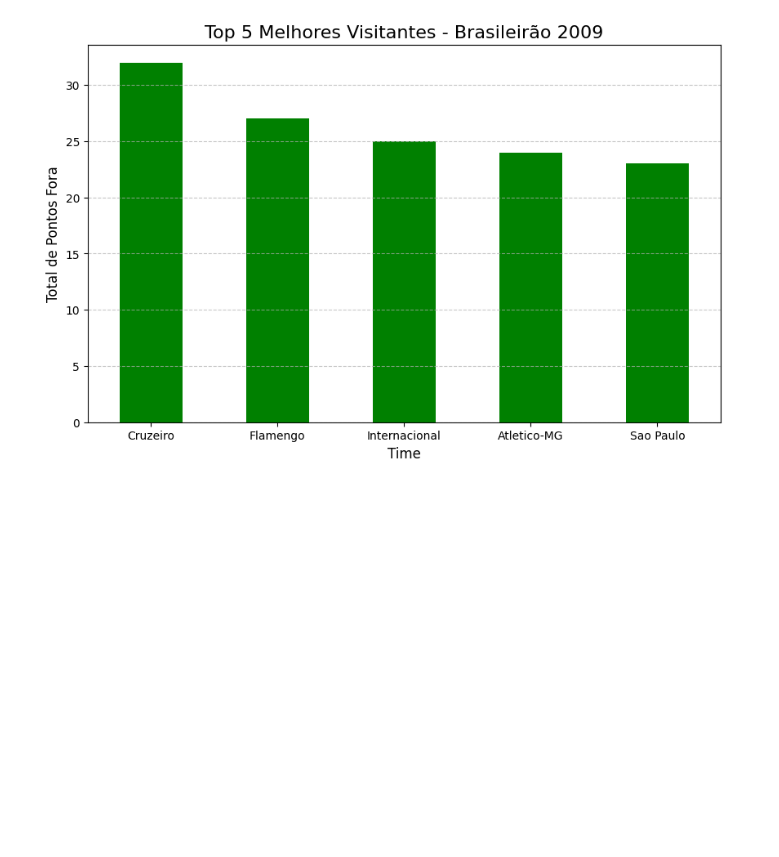
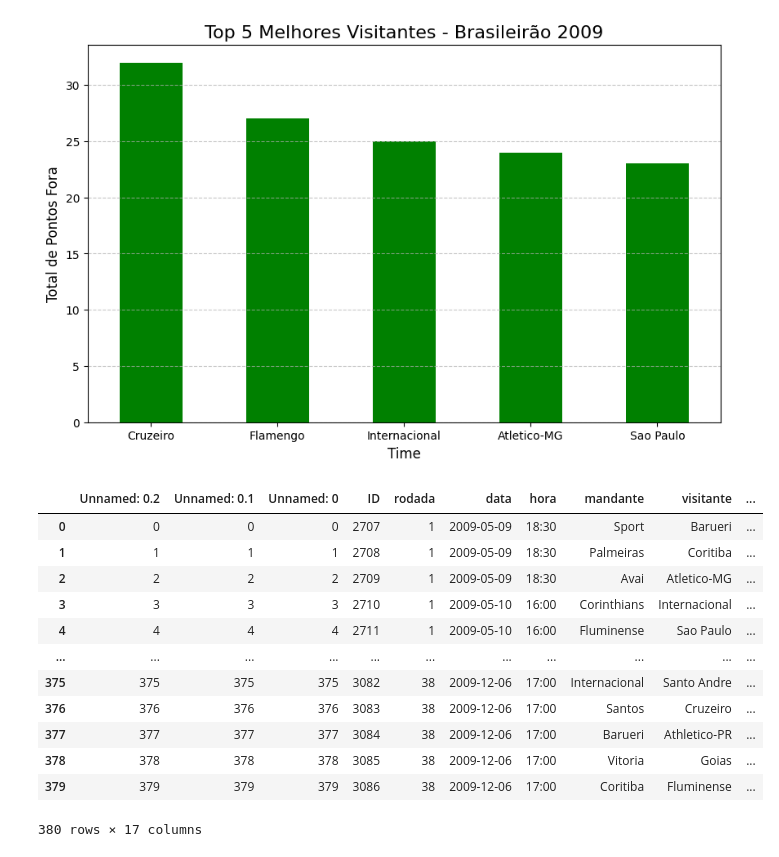
Before and after one commit to Otavioazeved/Projeto-Serie-A-2009, a Jupyter notebook: Serie_A.ipynb, the cells around one changed output. Cells and saved outputs as stored; diff of their text form; code cells hidden in the pictures; blank space fills up the shorter version.

Commit message:
csv pronto

```diff
--- a/Serie_A.ipynb
+++ b/Serie_A.ipynb
@@ -51,30 +51,46 @@ top_5_mandantes = pontos_em_casa.head(5)
 
 plt.figure(figsize=(10, 6))
 top_5_mandantes.plot(kind='bar', color='blue')
 plt.title('Top 5 Melhores Mandantes - Brasileirão 2009', fontsize=16)
 plt.xlabel('Time', fontsize=12)
 plt.ylabel('Total de Pontos em Casa', fontsize=12)
 plt.xticks(rotation=0)
 plt.grid(axis='y', linestyle='--', alpha=0.7)
 
 plt.savefig('grafico_top_5_mandantes.png', bbox_inches='tight')
 plt.show()
 
 
 top_5_visitantes = pontos_fora.head(5)
 
 
 plt.figure(figsize=(10, 6))
 top_5_visitantes.plot(kind='bar', color='green')
 plt.title('Top 5 Melhores Visitantes - Brasileirão 2009', fontsize=16)
 plt.xlabel('Time', fontsize=12)
 plt.ylabel('Total de Pontos Fora', fontsize=12)
 plt.xticks(rotation=0)
 plt.grid(axis='y', linestyle='--', alpha=0.7)
 
 
 plt.savefig('grafico_top_5_visitantes.png', bbox_inches='tight')
 plt.show()
+df.head()
+df.to_csv('brasileirao_2009_pronto.csv')
+df
 # %% [output]
 [figure]
 [figure]
+|  | Unnamed: 0.2 | Unnamed: 0.1 | Unnamed: 0 | ID | rodada | data | hora | mandante | visitante | ... |
+| 0 | 0 | 0 | 0 | 2707 | 1 | 2009-05-09 | 18:30 | Sport | Barueri | ... |
+| 1 | 1 | 1 | 1 | 2708 | 1 | 2009-05-09 | 18:30 | Palmeiras | Coritiba | ... |
+| 2 | 2 | 2 | 2 | 2709 | 1 | 2009-05-09 | 18:30 | Avai | Atletico-MG | ... |
+| 3 | 3 | 3 | 3 | 2710 | 1 | 2009-05-10 | 16:00 | Corinthians | Internacional | ... |
+| 4 | 4 | 4 | 4 | 2711 | 1 | 2009-05-10 | 16:00 | Fluminense | Sao Paulo | ... |
+| ... | ... | ... | ... | ... | ... | ... | ... | ... | ... | ... |
+| 375 | 375 | 375 | 375 | 3082 | 38 | 2009-12-06 | 17:00 | Internacional | Santo Andre | ... |
+| 376 | 376 | 376 | 376 | 3083 | 38 | 2009-12-06 | 17:00 | Santos | Cruzeiro | ... |
+| 377 | 377 | 377 | 377 | 3084 | 38 | 2009-12-06 | 17:00 | Barueri | Athletico-PR | ... |
+| 378 | 378 | 378 | 378 | 3085 | 38 | 2009-12-06 | 17:00 | Vitoria | Goias | ... |
+| 379 | 379 | 379 | 379 | 3086 | 38 | 2009-12-06 | 17:00 | Coritiba | Fluminense | ... |
+380 rows × 17 columns
```
